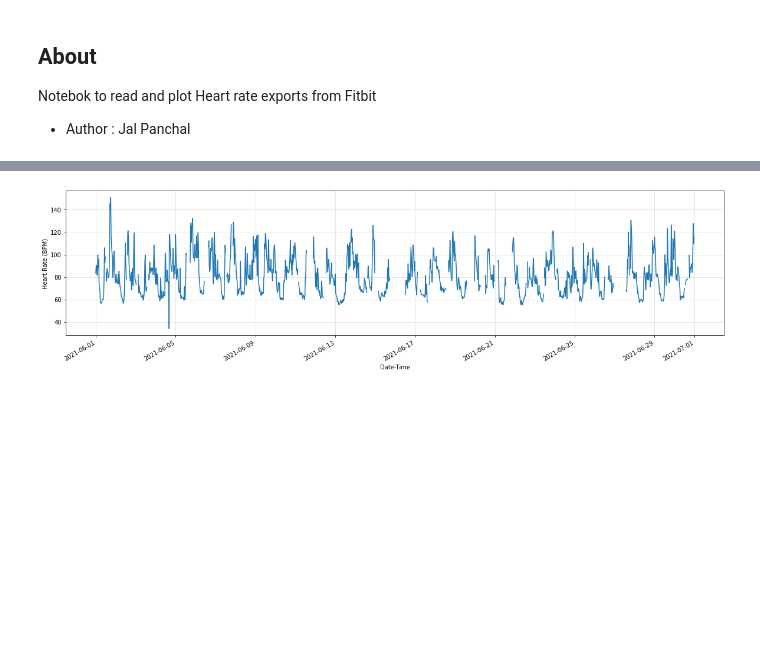
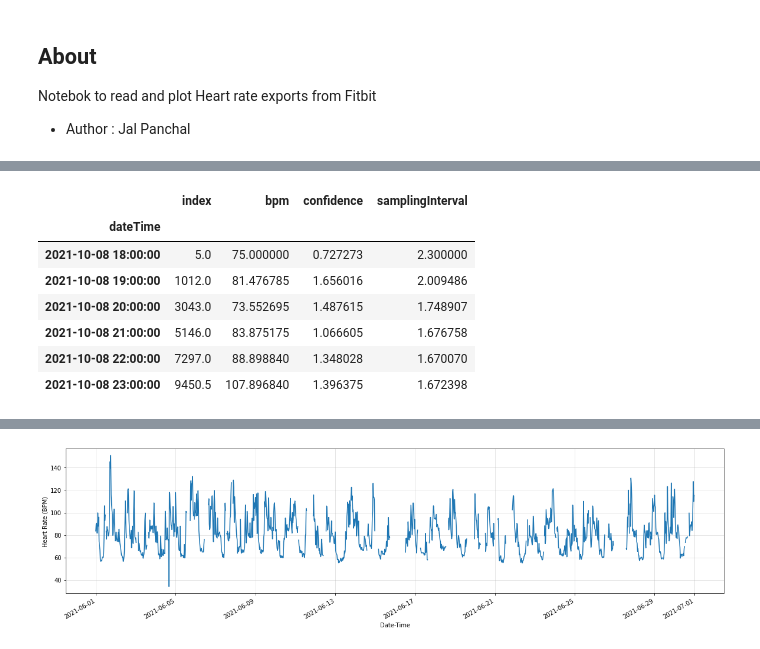
Before and after one commit to PennProjects/fitbit_dataanalysis, a Jupyter notebook: code/Plot_data_export_HR.ipynb, the cells around one changed output, grey strips where cells are left out. Saved outputs shown, nothing was run; the diff lists cells and outputs as text; code cells hidden in the pictures; blank space fills up the shorter version.

```diff
--- a/code/Plot_data_export_HR.ipynb
+++ b/code/Plot_data_export_HR.ipynb
@@ -55,0 +132,24 @@ hr_data
+# %%
+#plot single day data average over an hour
+start_date = datetime(2021,10,8)
+num_days = 1
+end_date = start_date + timedelta(days=num_days)
+
+sel_data = hr_data[(hr_data.index >start_date) &  (hr_data.index < end_date)]
+sel_data = sel_data.resample('1H').mean()
+
+fig = plt.figure(figsize=(10,8))
+
+ax = fig.add_subplot(211)
+plt.plot(sel_data.index, sel_data.bpm, 'o-')
+plt.gcf().autofmt_xdate()
+ax.set_ylabel("Heart Rate (BPM)")
+ax.set_xlabel("Date-Time")
+ax.grid(alpha=0.4)
+
+ax1 = fig.add_subplot(212, sharex=ax)
+ax1.plot(sel_data.index, sel_data.samplingInterval)
+plt.gcf().autofmt_xdate()
+ax1.set_ylabel("Sampling Interval (s)")
+ax1.set_xlabel("Date-Time")
+ax1.grid(alpha=0.4)
@@ -56 +159,12 @@ hr_data
+# %%
+sel_data
+# %% [output]
+|  | index | bpm | confidence | samplingInterval |
+| dateTime |  |  |  |  |
+| 2021-10-08 18:00:00 | 5.0 | 75.000000 | 0.727273 | 2.300000 |
+| 2021-10-08 19:00:00 | 1012.0 | 81.476785 | 1.656016 | 2.009486 |
+| 2021-10-08 20:00:00 | 3043.0 | 73.552695 | 1.487615 | 1.748907 |
+| 2021-10-08 21:00:00 | 5146.0 | 83.875175 | 1.066605 | 1.676758 |
+| 2021-10-08 22:00:00 | 7297.0 | 88.898840 | 1.348028 | 1.670070 |
+| 2021-10-08 23:00:00 | 9450.5 | 107.896840 | 1.396375 | 1.672398 |
 # %%
```
Also changed, not shown: parts of 13 cells of this notebook, 4 other files.
